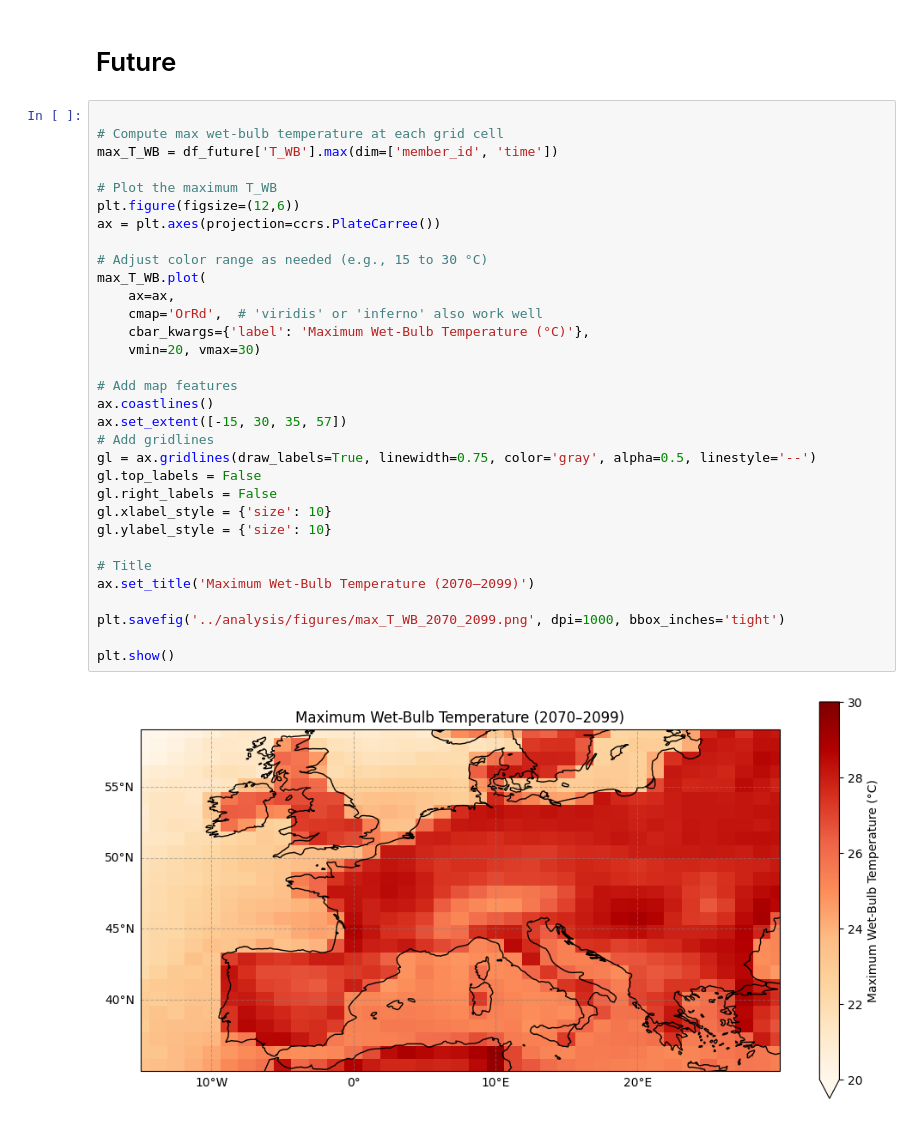
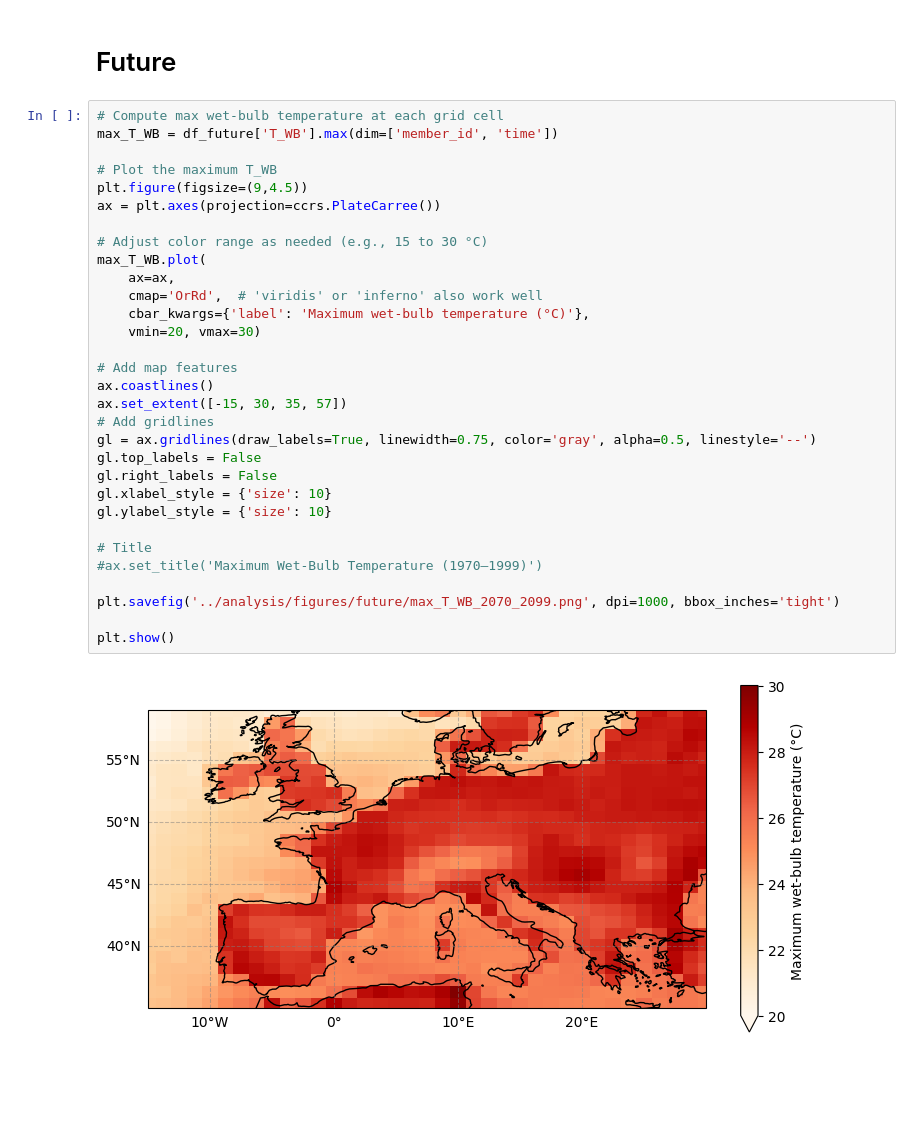
Before and after one commit to sundin01/climate_risk_assessment, a Jupyter notebook: vignettes/cra_workflow_bigler.ipynb, the cells around one changed output. Saved outputs shown, nothing was run; the diff lists cells and outputs as text; blank space fills up the shorter version.

```diff
--- a/vignettes/cra_workflow_bigler.ipynb
+++ b/vignettes/cra_workflow_bigler.ipynb
@@ -678,39 +605,38 @@ plt.show()
 # %% [markdown]
 # Future
 # %%
-
 # Compute max wet-bulb temperature at each grid cell
 max_T_WB = df_future['T_WB'].max(dim=['member_id', 'time'])
 
 # Plot the maximum T_WB
-plt.figure(figsize=(12,6))
+plt.figure(figsize=(9,4.5))
 ax = plt.axes(projection=ccrs.PlateCarree())
 
 # Adjust color range as needed (e.g., 15 to 30 °C)
 max_T_WB.plot(
     ax=ax,
     cmap='OrRd',  # 'viridis' or 'inferno' also work well
-    cbar_kwargs={'label': 'Maximum Wet-Bulb Temperature (°C)'},
+    cbar_kwargs={'label': 'Maximum wet-bulb temperature (°C)'},
     vmin=20, vmax=30)
 
 # Add map features
 ax.coastlines()
 ax.set_extent([-15, 30, 35, 57])
 # Add gridlines
 gl = ax.gridlines(draw_labels=True, linewidth=0.75, color='gray', alpha=0.5, linestyle='--')
 gl.top_labels = False
 gl.right_labels = False
 gl.xlabel_style = {'size': 10}
 gl.ylabel_style = {'size': 10}
 
 # Title
-ax.set_title('Maximum Wet-Bulb Temperature (2070–2099)')
+#ax.set_title('Maximum Wet-Bulb Temperature (1970–1999)')
 
-plt.savefig('../analysis/figures/max_T_WB_2070_2099.png', dpi=1000, bbox_inches='tight')
+plt.savefig('../analysis/figures/future/max_T_WB_2070_2099.png', dpi=1000, bbox_inches='tight')
 
 plt.show()
 # %% [output]
-[figure, old version]
+[figure, new version]
 # %%
 # Compute the 95th percentile wet-bulb temperature at each grid cell
 p95_T_WB = df_future['T_WB'].quantile(0.95, dim=['member_id', 'time'])
```
Also changed, not shown: parts of 36 cells of this notebook.
